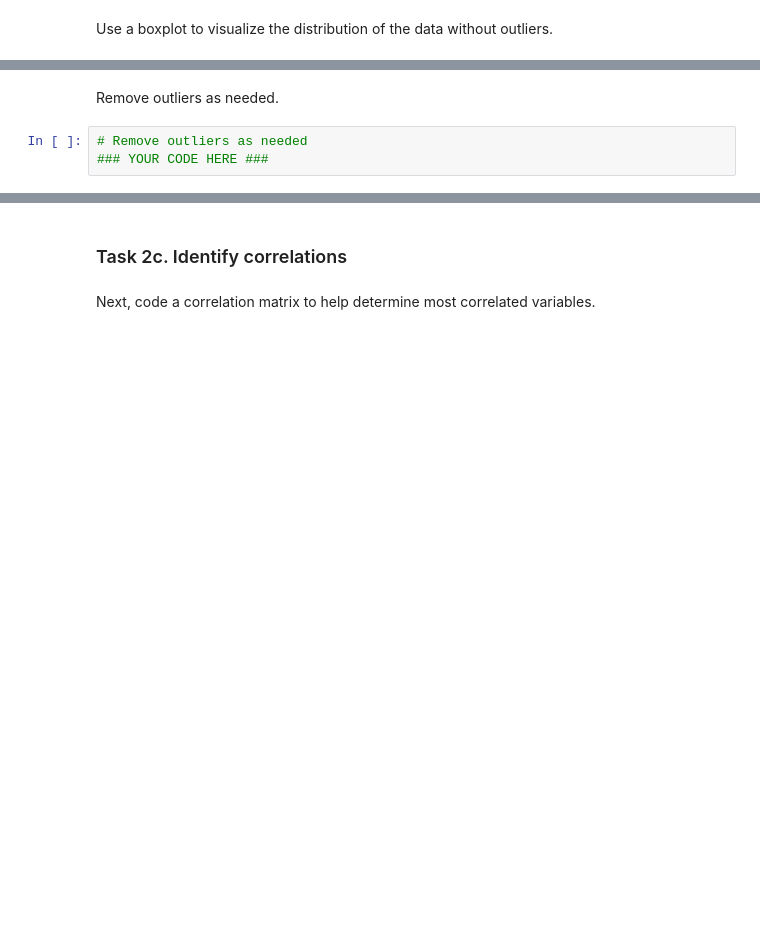
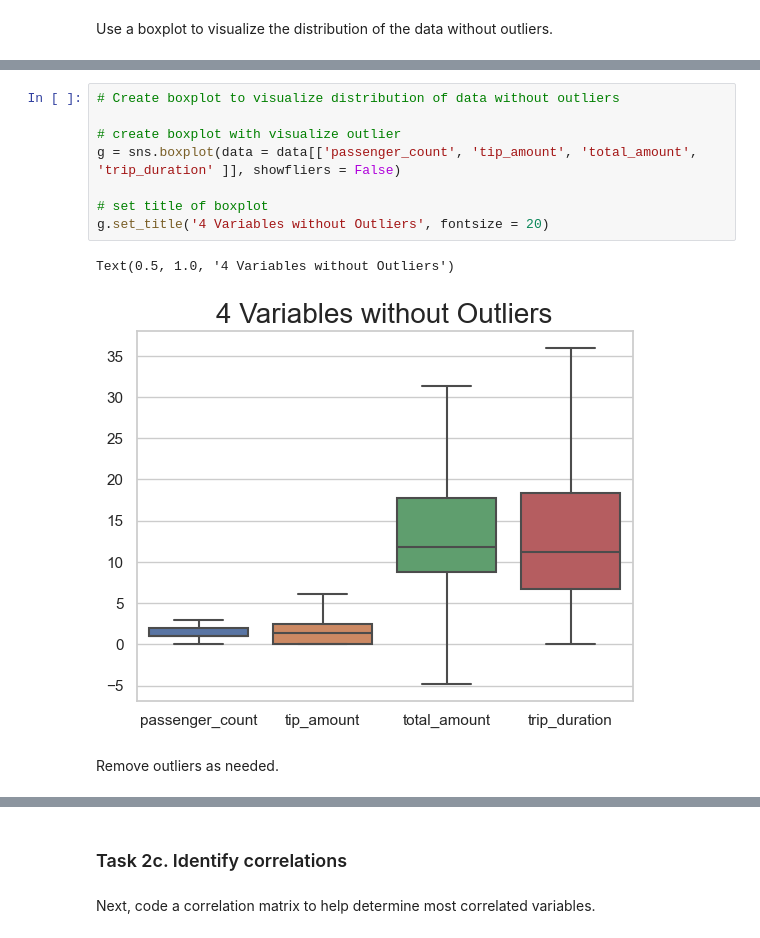
Before and after one commit to Thiraphat-DEV/TaxiTrips, a Jupyter notebook: taxi_trip.ipynb, the cells around one changed output, grey strips where cells are left out. Cells and saved outputs as stored; diff of their text form; blank space fills up the shorter version.

```diff
--- a/taxi_trip.ipynb
+++ b/taxi_trip.ipynb
@@ -191,5 +226,13 @@ Use a boxplot to visualize the distribution of the data without outliers.
+# %%
+# Create boxplot to visualize distribution of data without outliers
+
+# create boxplot with visualize outlier
+g = sns.boxplot(data = data[['passenger_count', 'tip_amount', 'total_amount', 'trip_duration' ]], showfliers = False)
+
+# set title of boxplot
+g.set_title('4 Variables without Outliers', fontsize = 20)
+# %% [output]
+Text(0.5, 1.0, '4 Variables without Outliers')
+[figure, added]
 # %% [markdown]
 Remove outliers as needed.
-# %%
-# Remove outliers as needed
-### YOUR CODE HERE ###
```
Also changed, not shown: parts of 40 cells of this notebook.
